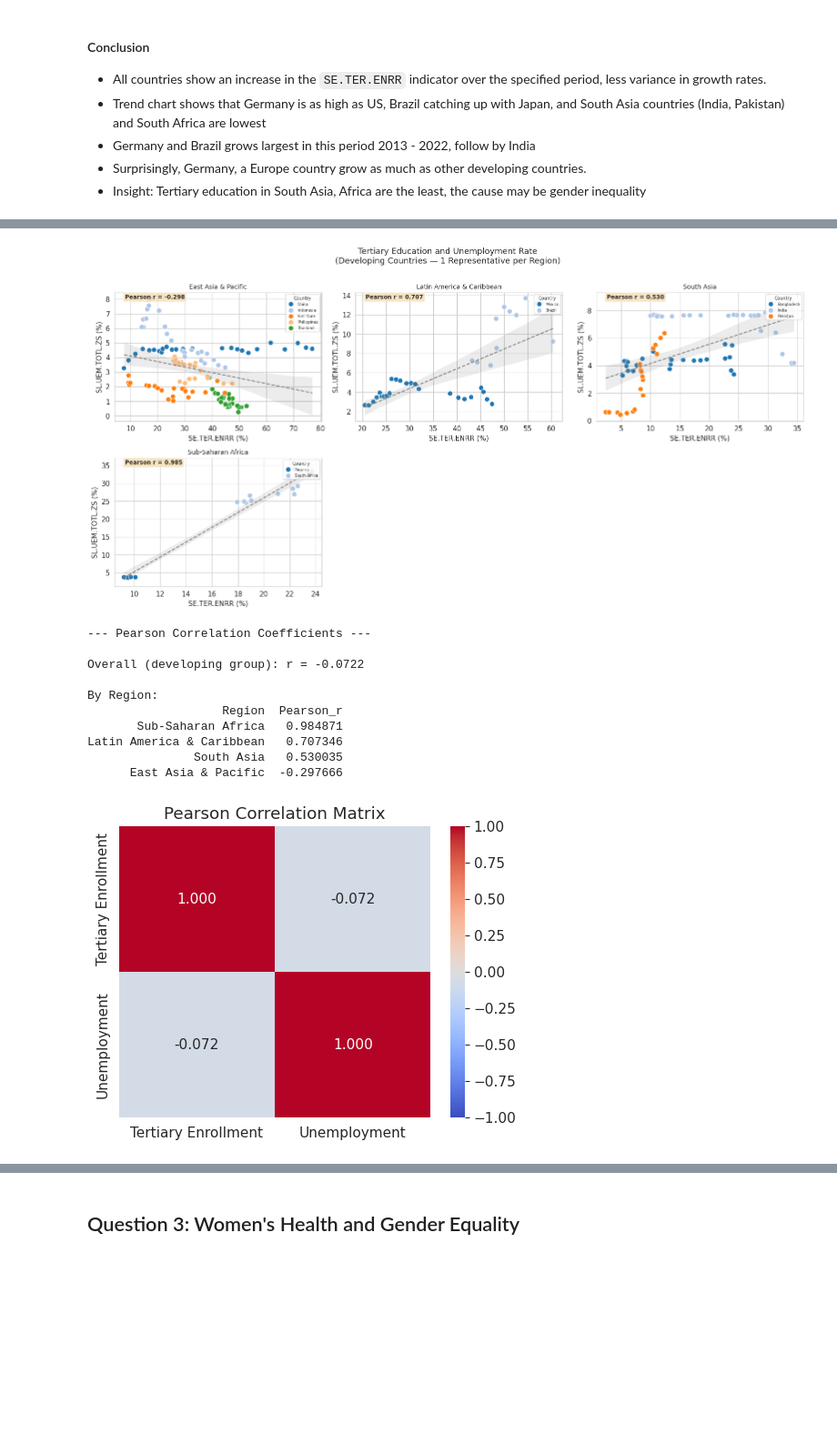
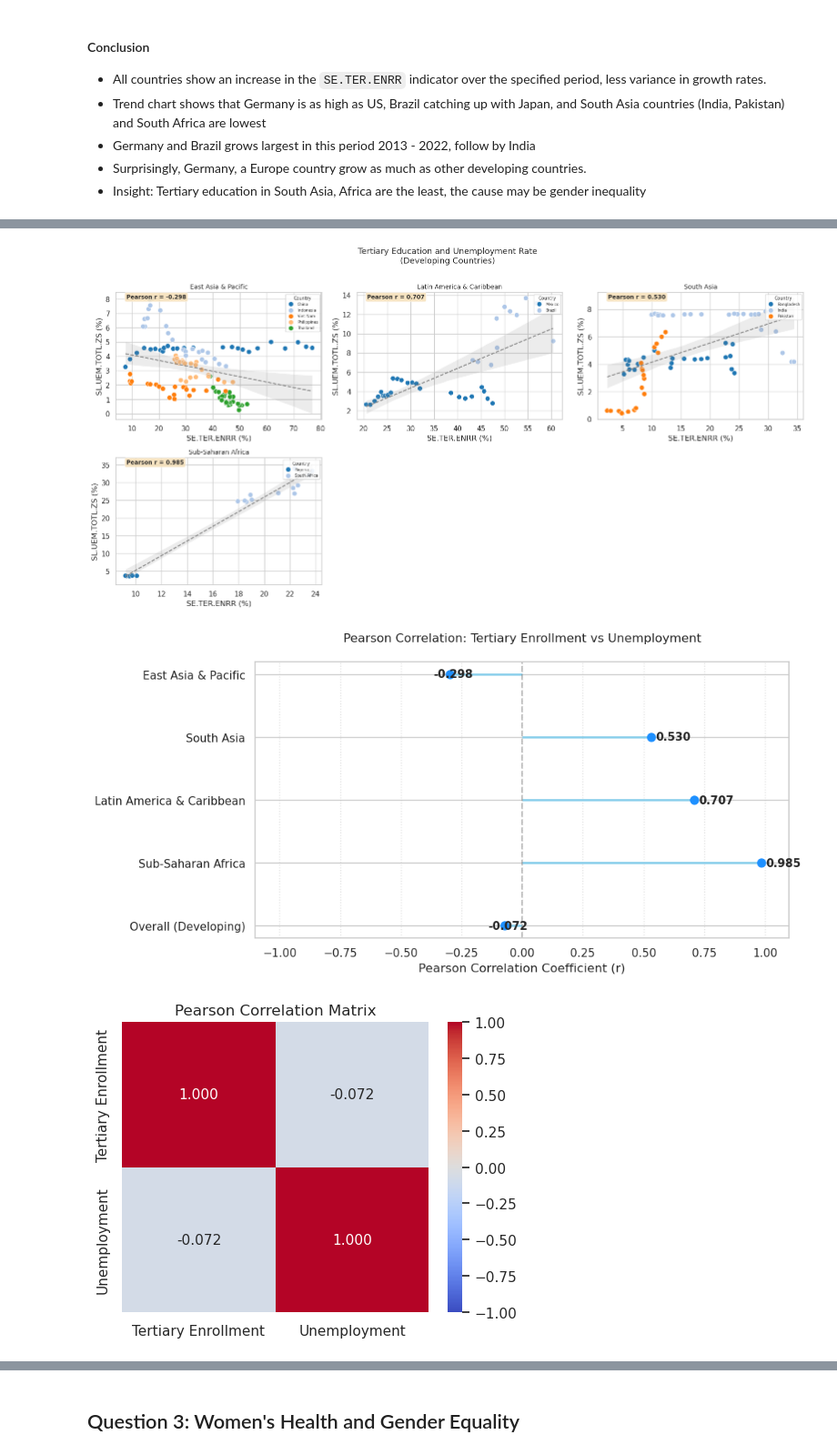
Before and after one commit to n3sfan/DataVis-Lab2, a Jupyter notebook: Notebook/All.ipynb, the cells around one changed output, grey strips where cells are left out. Shown at 91% size. Saved outputs shown, nothing was run; the diff lists cells and outputs as text; code cells hidden in the pictures; blank space fills up the shorter version.

```diff
--- a/Notebook/All.ipynb
+++ b/Notebook/All.ipynb
@@ -596,51 +1070,58 @@ for ax in axes[len(regions):]:
     ax.set_visible(False)
 
 fig.suptitle(
-    'Tertiary Education and Unemployment Rate\n(Developing Countries — 1 Representative per Region)',
+    'Tertiary Education and Unemployment Rate\n(Developing Countries)',
     fontsize=13, y=1.01
 )
 plt.tight_layout()
 plt.show()
 
 # Pearson correlation
-print("--- Pearson Correlation Coefficients ---")
 overall_corr = developing_long[['TerValue', 'UnempValue']].corr().iloc[0, 1]
-print(f"\nOverall (developing group): r = {overall_corr:.4f}")
-
 region_corr = (
     developing_long.groupby('Region')
     .apply(lambda g: g[['TerValue', 'UnempValue']].corr().iloc[0, 1])
     .reset_index()
     .rename(columns={0: 'Pearson_r'})
     .sort_values('Pearson_r', ascending=False)
 )
-print("\nBy Region:")
-print(region_corr.to_string(index=False))
+
+# Plotting Lollipop Chart for Correlations
+plt.figure(figsize=(10, 5))
+plot_data = pd.concat([
+    pd.DataFrame({'Region': ['Overall (Developing)'], 'Pearson_r': [overall_corr]}),
+    region_corr
+]).reset_index(drop=True)
+
+plt.hlines(y=plot_data['Region'], xmin=0, xmax=plot_data['Pearson_r'], color='skyblue', linewidth=2)
+plt.plot(plot_data['Pearson_r'], plot_data['Region'], "o", markersize=8, color='dodgerblue')
+
+for i, r in enumerate(plot_data['Pearson_r']):
+    plt.text(r + (0.02 if r >= 0 else -0.07), i, f"{r:.3f}", va='center', fontweight='bold')
+
+plt.axvline(0, color='grey', linestyle='--', alpha=0.5)
+plt.title('Pearson Correlation: Tertiary Enrollment vs Unemployment', pad=20)
+plt.xlabel('Pearson Correlation Coefficient (r)')
+plt.xlim(-1.1, 1.1)
+plt.grid(axis='x', linestyle=':', alpha=0.6)
+plt.tight_layout()
+plt.show()
 
 # Heatmap
 fig, ax = plt.subplots(figsize=(5, 4))
 corr_matrix = developing_long[['TerValue', 'UnempValue']].corr()
 sns.heatmap(corr_matrix, annot=True, fmt='.3f', cmap='coolwarm',
             center=0, vmin=-1, vmax=1, ax=ax,
             xticklabels=['Tertiary Enrollment', 'Unemployment'],
             yticklabels=['Tertiary Enrollment', 'Unemployment'])
 ax.set_title('Pearson Correlation Matrix')
 plt.tight_layout()
 plt.show()
 # %% [output]
 Developing countries: 12
-[figure, old version]
+[figure, new version]
---- Pearson Correlation Coefficients ---
-
-Overall (developing group): r = -0.0722
-
-By Region:
-                   Region  Pearson_r
-       Sub-Saharan Africa   0.984871
-Latin America & Caribbean   0.707346
-               South Asia   0.530035
-      East Asia & Pacific  -0.297666
-[figure, old version]
+[figure, new version]
+[figure, added]
 # %% [markdown]
 #### Conclusion for Objective 5
 
```
Also changed, not shown: parts of 38 cells of this notebook, 1 other file.
